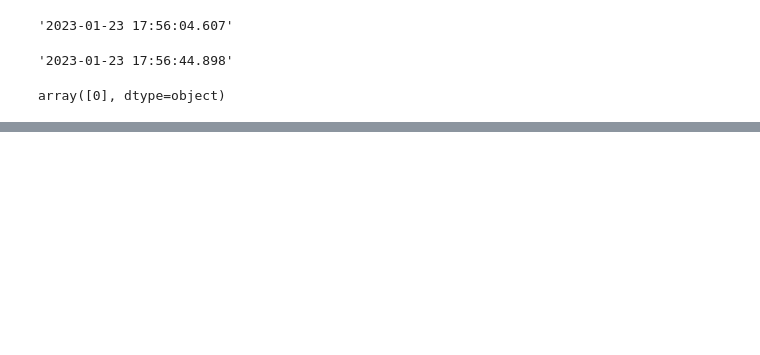
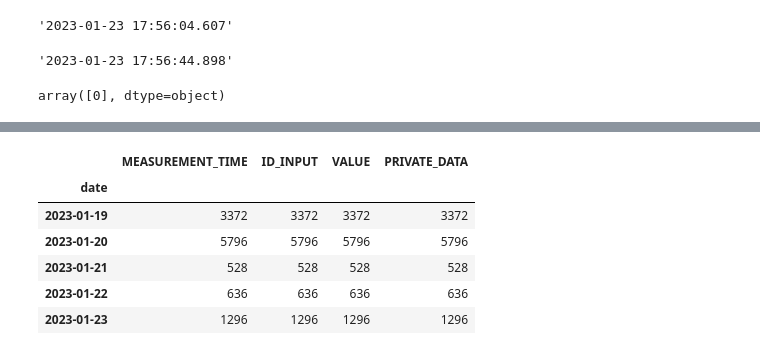
Before and after one commit to miloncl/System-Usage-Analysis, a Jupyter notebook: Process and EDA.ipynb, the cells around one changed output, grey strips where cells are left out. Cells and saved outputs as stored; diff of their text form; code cells hidden in the pictures; blank space fills up the shorter version.

```diff
--- a/Process and EDA.ipynb
+++ b/Process and EDA.ipynb
@@ -128,0 +168,10 @@ array([0], dtype=object)
+# %%
+df.groupby('date').count()
+# %% [output]
+|  | MEASUREMENT_TIME | ID_INPUT | VALUE | PRIVATE_DATA |
+| date |  |  |  |  |
+| 2023-01-19 | 3372 | 3372 | 3372 | 3372 |
+| 2023-01-20 | 5796 | 5796 | 5796 | 5796 |
+| 2023-01-21 | 528 | 528 | 528 | 528 |
+| 2023-01-22 | 636 | 636 | 636 | 636 |
+| 2023-01-23 | 1296 | 1296 | 1296 | 1296 |
```
Also changed, not shown: parts of 14 cells of this notebook.
